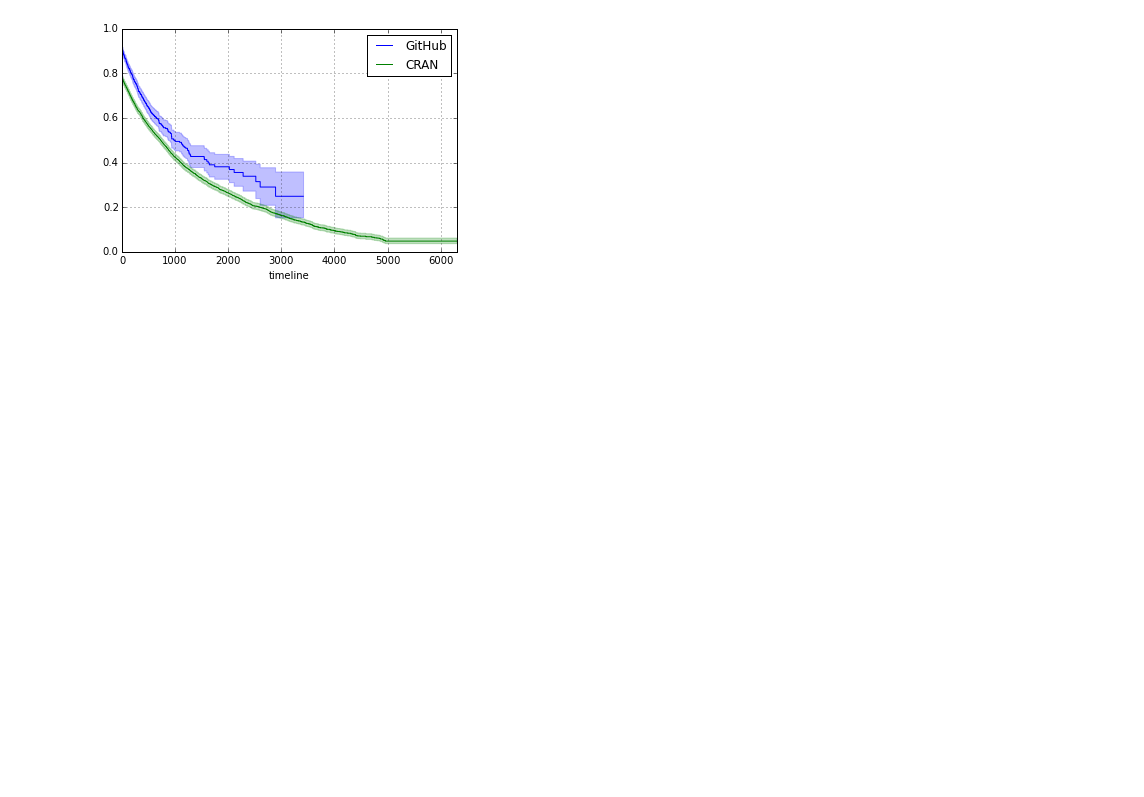
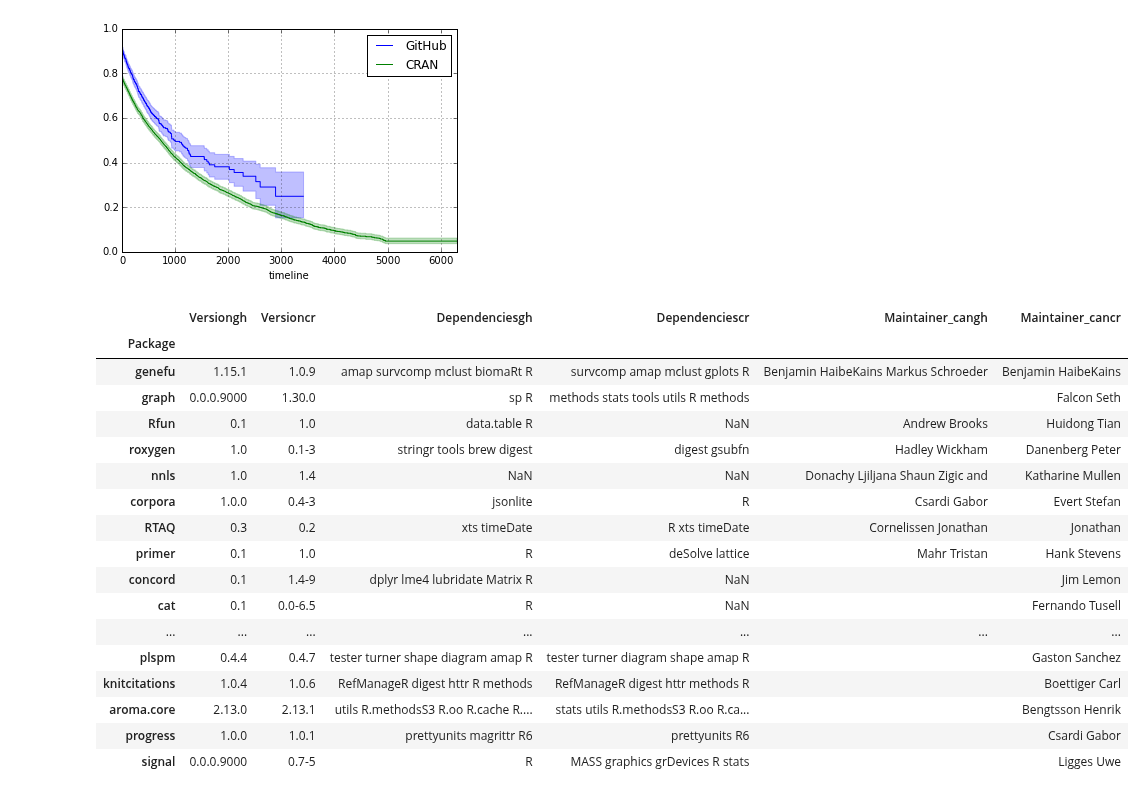
Before and after one commit to maelick/GitHub-API-Helpers, a Jupyter notebook: SANER2016/notebooks/R Packages Maintainer.ipynb, the cells around one changed output. Cells and saved outputs as stored; diff of their text form; code cells hidden in the pictures; blank space fills up the shorter version.

Commit message:
Liste des paquets GitHub <-> CRAN "faux positifs".

```diff
--- a/SANER2016/notebooks/R Packages Maintainer.ipynb
+++ b/SANER2016/notebooks/R Packages Maintainer.ipynb
@@ -138,3 +142,32 @@ Warning: some values of start_times are before end_times
 Warning: some values of start_times are before end_times
 <matplotlib.axes._subplots.AxesSubplot at 0x...>
 [figure]
+# %%
+gh = github.dropna(subset=['Version']).sort('Date', ascending=True).drop_duplicates('Package', take_last=True).set_index('Package')
+cr = cran.dropna(subset=['Version']).sort('Date', ascending=True).drop_duplicates('Package', take_last=True).set_index('Package')
+
+
+
+_ = gh.join(cr, how='inner', lsuffix='gh', rsuffix='cr')[['Versiongh', 'Versioncr', 'Dependenciesgh', 'Dependenciescr', 'Maintainer_cangh', 'Maintainer_cancr']]
+
+#pandas.set_option('display.max_rows', None)
+_.query('Maintainer_cangh != Maintainer_cancr and Dependenciescr != Dependenciesgh and Versioncr != Versiongh')
+# %% [output]
+|  | Versiongh | Versioncr | Dependenciesgh | Dependenciescr | Maintainer_cangh | Maintainer_cancr |
+| Package |  |  |  |  |  |  |
+| genefu | 1.15.1 | 1.0.9 | amap survcomp mclust biomaRt R | survcomp amap mclust gplots R | Benjamin HaibeKains Markus Schroeder | Benjamin HaibeKains |
+| graph | 0.0.0.9000 | 1.30.0 | sp R | methods stats tools utils R methods |  | Falcon Seth |
+| Rfun | 0.1 | 1.0 | data.table R | NaN | Andrew Brooks | Huidong Tian |
+| roxygen | 1.0 | 0.1-3 | stringr tools brew digest | digest gsubfn | Hadley Wickham | Danenberg Peter |
+| nnls | 1.0 | 1.4 | NaN | NaN | Donachy Ljiljana Shaun Zigic and | Katharine Mullen |
+| corpora | 1.0.0 | 0.4-3 | jsonlite | R | Csardi Gabor | Evert Stefan |
+| RTAQ | 0.3 | 0.2 | xts timeDate | R xts timeDate | Cornelissen Jonathan | Jonathan |
+| primer | 0.1 | 1.0 | R | deSolve lattice | Mahr Tristan | Hank Stevens |
+| concord | 0.1 | 1.4-9 | dplyr lme4 lubridate Matrix R | NaN |  | Jim Lemon |
+| cat | 0.1 | 0.0-6.5 | R | NaN |  | Fernando Tusell |
+| ... | ... | ... | ... | ... | ... | ... |
+| plspm | 0.4.4 | 0.4.7 | tester turner shape diagram amap R | tester turner diagram shape amap R |  | Gaston Sanchez |
+| knitcitations | 1.0.4 | 1.0.6 | RefManageR digest httr R methods | RefManageR digest httr methods R |  | Boettiger Carl |
+| aroma.core | 2.13.0 | 2.13.1 | utils R.methodsS3 R.oo R.cache R.... | stats utils R.methodsS3 R.oo R.ca... |  | Bengtsson Henrik |
+| progress | 1.0.0 | 1.0.1 | prettyunits magrittr R6 | prettyunits R6 |  | Csardi Gabor |
+| signal | 0.0.0.9000 | 0.7-5 | R | MASS graphics grDevices R stats |  | Ligges Uwe |
```
Also changed, not shown: parts of 1 cell of this notebook.
